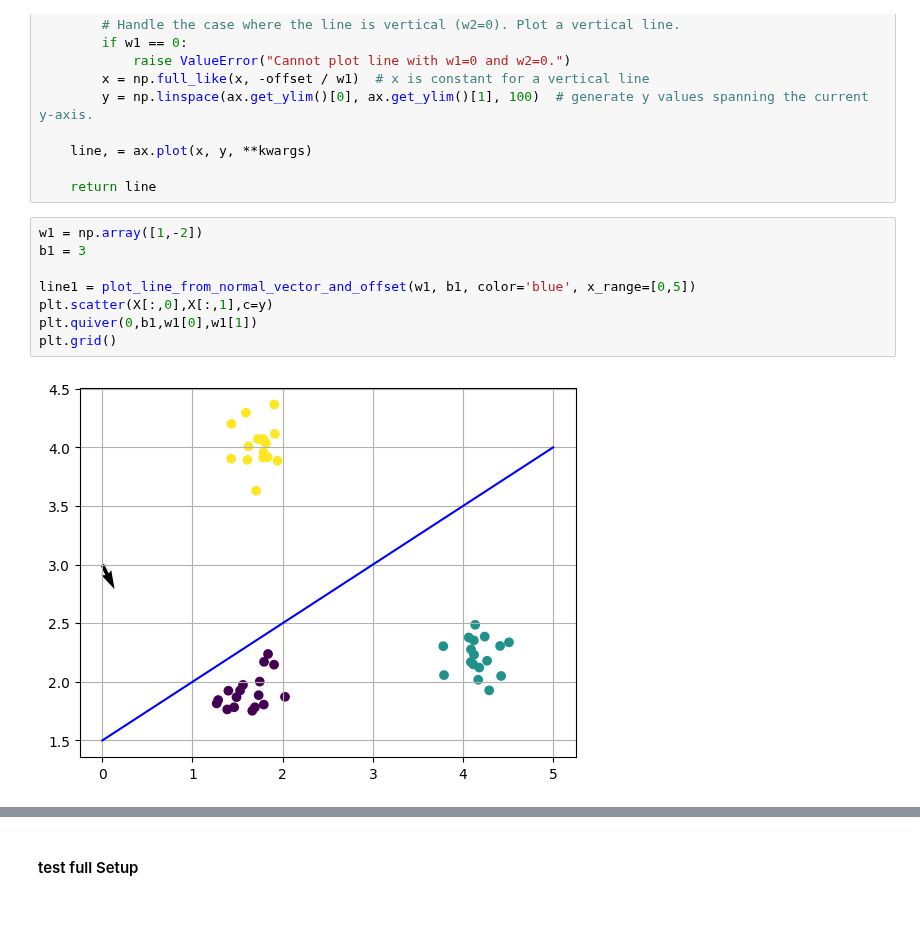
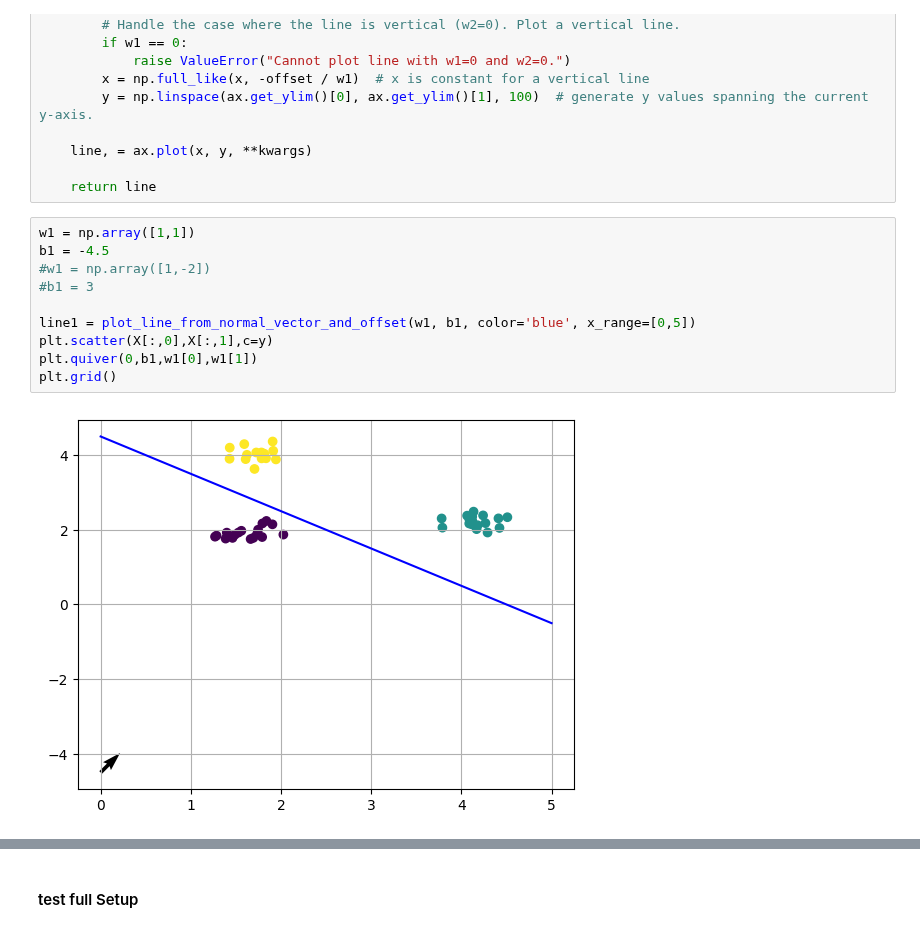
Before and after one commit to Mv0sKff/MyDeepLearning, a Jupyter notebook: week_2/Aufgabe_2_Multi_Class_Perceptrons.ipynb, the cells around one changed output, grey strips where cells are left out. Saved outputs shown, nothing was run; the diff lists cells and outputs as text.

```diff
--- a/week_2/Aufgabe_2_Multi_Class_Perceptrons.ipynb
+++ b/week_2/Aufgabe_2_Multi_Class_Perceptrons.ipynb
@@ -113,13 +95,15 @@ def plot_line_from_normal_vector_and_offset(normal_vector, offset, x_range=None,
 
     return line
 # %%
-w1 = np.array([1,-2])
-b1 = 3
+w1 = np.array([1,1])
+b1 = -4.5
+#w1 = np.array([1,-2])
+#b1 = 3
 
 line1 = plot_line_from_normal_vector_and_offset(w1, b1, color='blue', x_range=[0,5])
 plt.scatter(X[:,0],X[:,1],c=y)
 plt.quiver(0,b1,w1[0],w1[1])
 plt.grid()
 # %% [output]
-[figure, old version]
+[figure, new version]
 # %%
```
Also changed, not shown: parts of 7 cells of this notebook.
